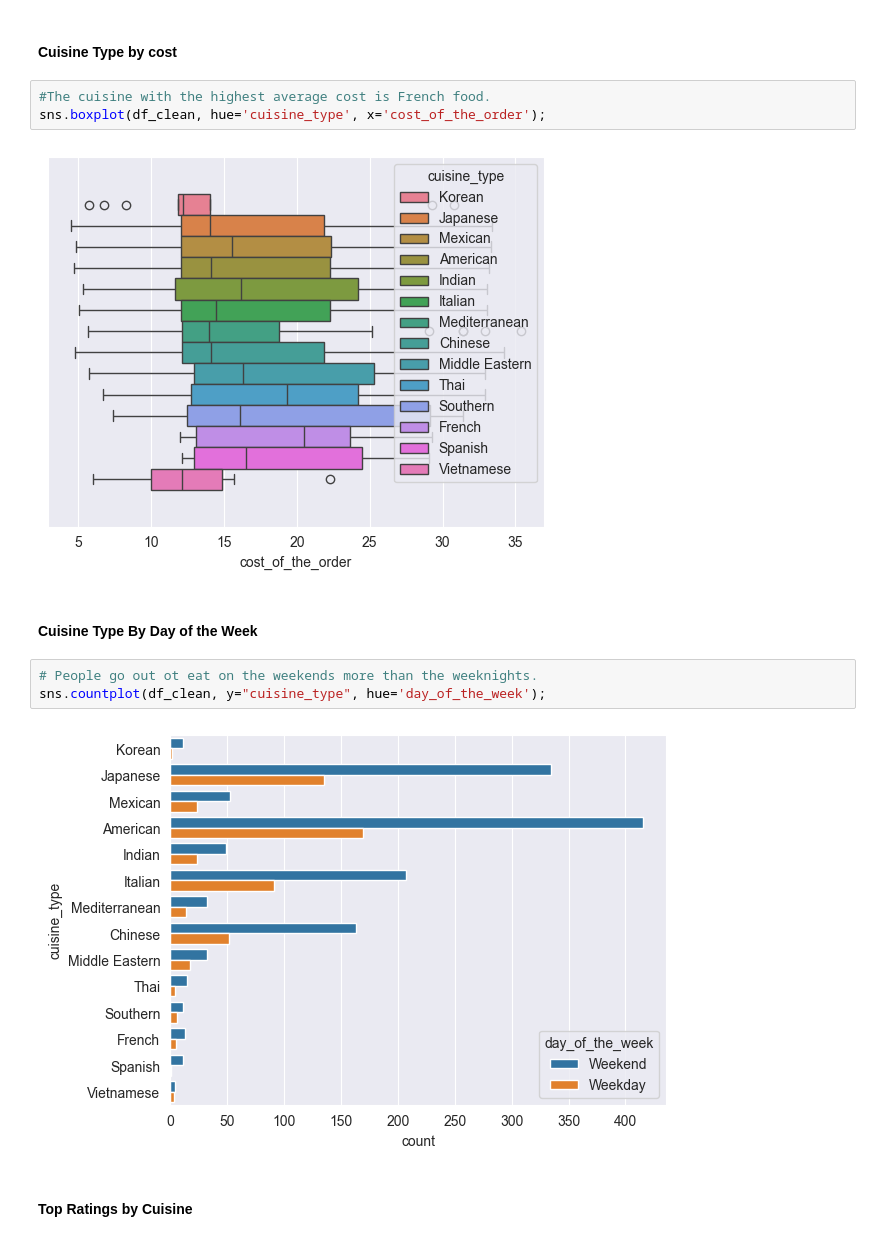
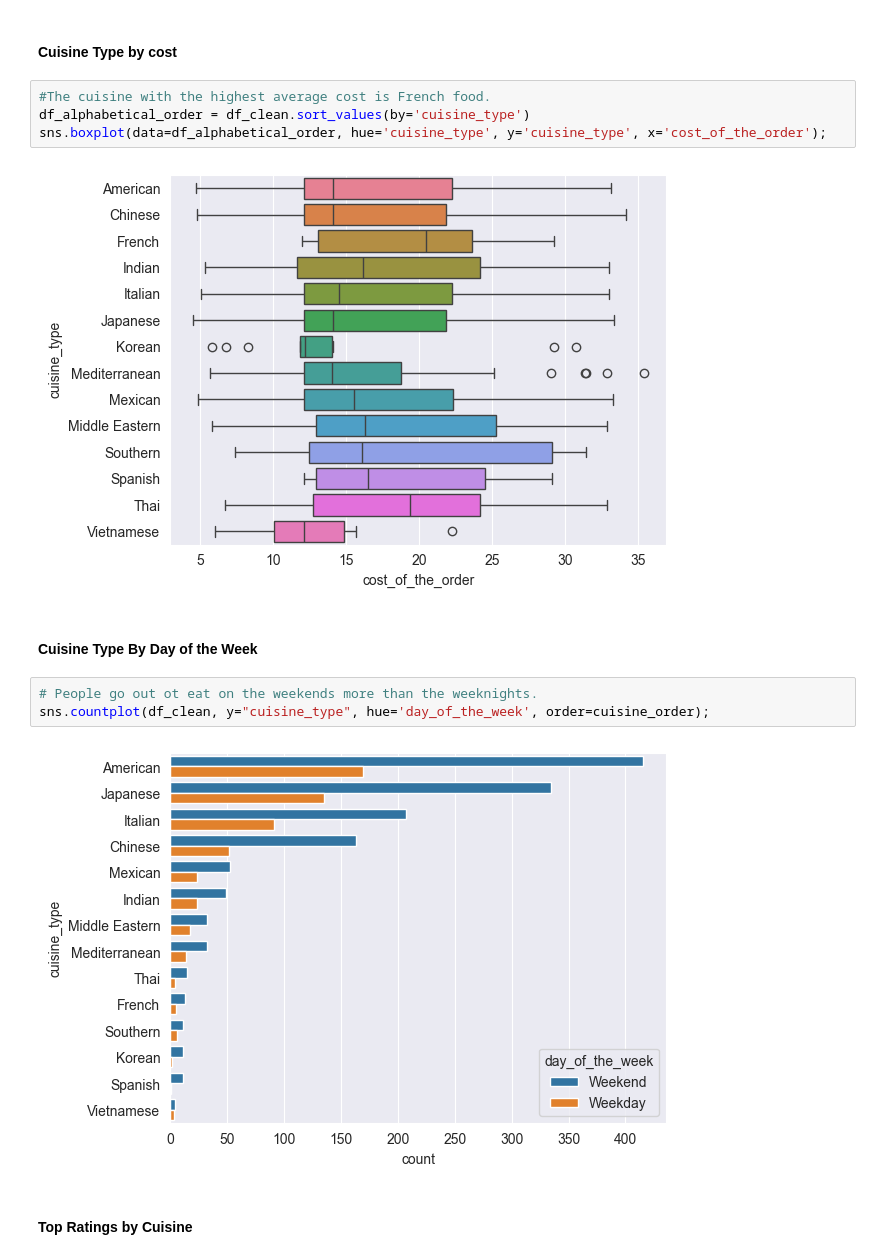
Before and after one commit to DanielLevenstein/FoodHub_UT_ML_Project1, a Jupyter notebook: FoodHubDataAnalysis.ipynb, the cells around one changed output. Drawn from its saved outputs; the diff is of its cells as text.

```diff
--- a/FoodHubDataAnalysis.ipynb
+++ b/FoodHubDataAnalysis.ipynb
@@ -366,16 +379,17 @@ sns.histplot(df_rated, x='cost_of_the_order', kde=True, hue="rating", palette="v
 #### Cuisine Type by cost
 # %%
 #The cuisine with the highest average cost is French food.
-sns.boxplot(df_clean, hue='cuisine_type', x='cost_of_the_order');
+df_alphabetical_order = df_clean.sort_values(by='cuisine_type')
+sns.boxplot(data=df_alphabetical_order, hue='cuisine_type', y='cuisine_type', x='cost_of_the_order');
 # %% [output]
-[figure, old version]
+[figure, new version]
 # %% [markdown]
 #### Cuisine Type By Day of the Week
 # %%
 # People go out ot eat on the weekends more than the weeknights.
-sns.countplot(df_clean, y="cuisine_type", hue='day_of_the_week');
+sns.countplot(df_clean, y="cuisine_type", hue='day_of_the_week', order=cuisine_order);
 # %% [output]
-[figure, old version]
+[figure, new version]
 # %% [markdown]
 #### Top Ratings by Cuisine
 # %%
```
Also changed, not shown: parts of 27 cells of this notebook, 3 other files.
